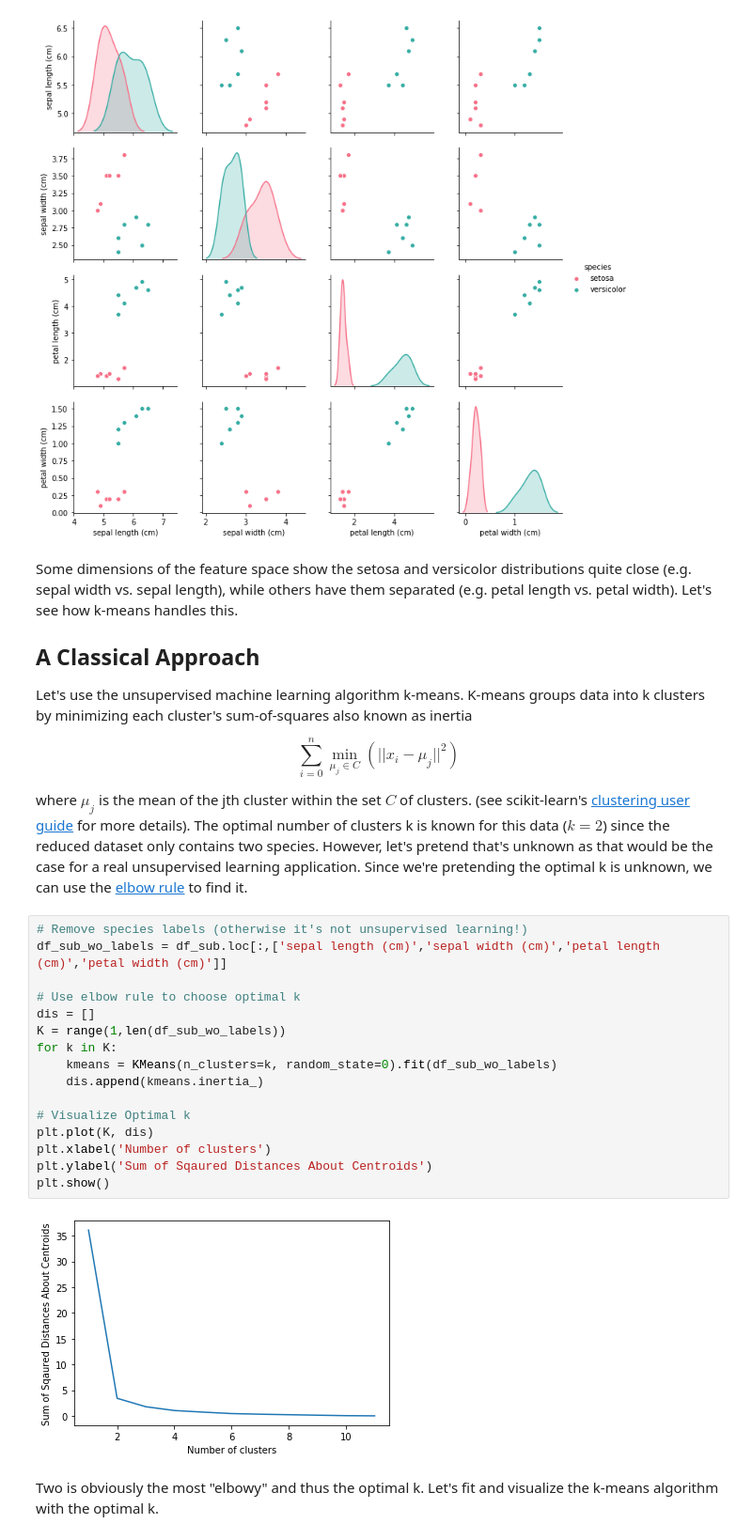
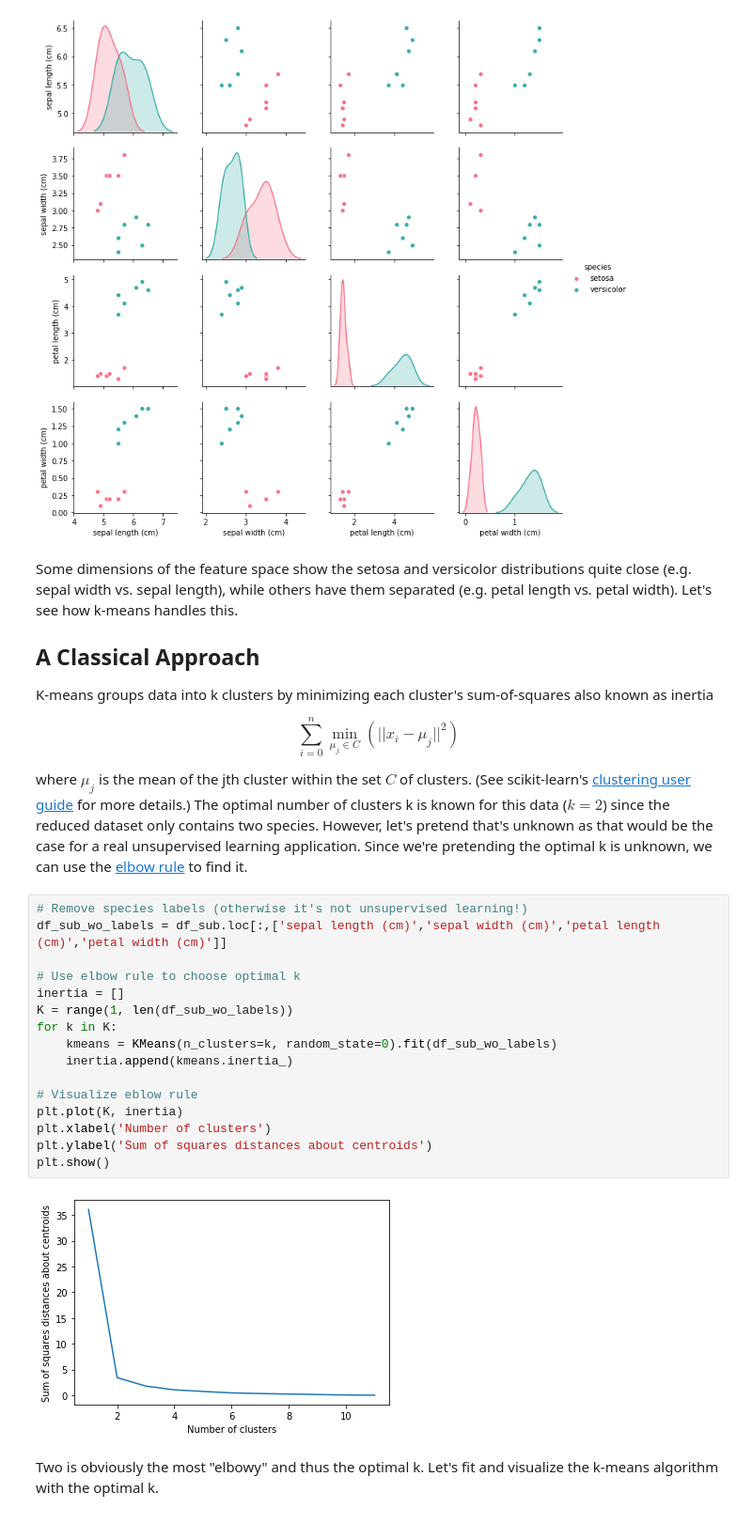
Before and after one commit to ajrazander/Unsupervised-QML, a Jupyter notebook: Max-cut_vs_k-means.ipynb, the cells around one changed output. Shown at 94% size. Saved outputs shown, nothing was run; the diff lists cells and outputs as text.

```diff
--- a/Max-cut_vs_k-means.ipynb
+++ b/Max-cut_vs_k-means.ipynb
@@ -47,32 +47,32 @@ plt.show()
 Some dimensions of the feature space show the setosa and versicolor distributions quite close (e.g. sepal width vs. sepal length), while others have them separated (e.g. petal length vs. petal width). Let's see how k-means handles this.
 
 ## A Classical Approach
-Let's use the unsupervised machine learning algorithm k-means. K-means groups data into k clusters by minimizing each cluster's sum-of-squares also known as inertia
+K-means groups data into k clusters by minimizing each cluster's sum-of-squares also known as inertia
 
 $$
 \sum_{i=0}^{n} \min_{\mu_j \in C}(\lvert\lvert x_i - \mu_j\rvert\rvert^2)
 $$
 
 where $\mu_j$ is the mean of the jth cluster within the set $C$ of clusters.
-(see scikit-learn's [clustering user guide](https://scikit-learn.org/stable/modules/clustering.html#k-means) for more details). The optimal number of clusters k is known for this data ($k=2$) since the reduced dataset only contains two species. However, let's pretend that's unknown as that would be the case for a real unsupervised learning application. Since we're pretending the optimal k is unknown, we can use the [elbow rule](https://en.wikipedia.org/wiki/Elbow_method_(clustering)) to find it.
+(See scikit-learn's [clustering user guide](https://scikit-learn.org/stable/modules/clustering.html#k-means) for more details.) The optimal number of clusters k is known for this data ($k=2$) since the reduced dataset only contains two species. However, let's pretend that's unknown as that would be the case for a real unsupervised learning application. Since we're pretending the optimal k is unknown, we can use the [elbow rule](https://en.wikipedia.org/wiki/Elbow_method_(clustering)) to find it.
 # %%
 # Remove species labels (otherwise it's not unsupervised learning!)
 df_sub_wo_labels = df_sub.loc[:,['sepal length (cm)','sepal width (cm)','petal length (cm)','petal width (cm)']]
 
 # Use elbow rule to choose optimal k
-dis = []
-K = range(1,len(df_sub_wo_labels))
+inertia = []
+K = range(1, len(df_sub_wo_labels))
 for k in K:
     kmeans = KMeans(n_clusters=k, random_state=0).fit(df_sub_wo_labels)
-    dis.append(kmeans.inertia_)
+    inertia.append(kmeans.inertia_)
 
-# Visualize Optimal k
-plt.plot(K, dis)
+# Visualize eblow rule
+plt.plot(K, inertia)
 plt.xlabel('Number of clusters')
-plt.ylabel('Sum of Sqaured Distances About Centroids')
+plt.ylabel('Sum of squares distances about centroids')
 plt.show()
 # %% [output]
-[figure, old version]
+[figure, new version]
 # %% [markdown]
 Two is obviously the most "elbowy" and thus the optimal k. Let's fit and visualize the k-means algorithm with the optimal k.
 # %%
```
Also changed, not shown: parts of 3 cells of this notebook.
